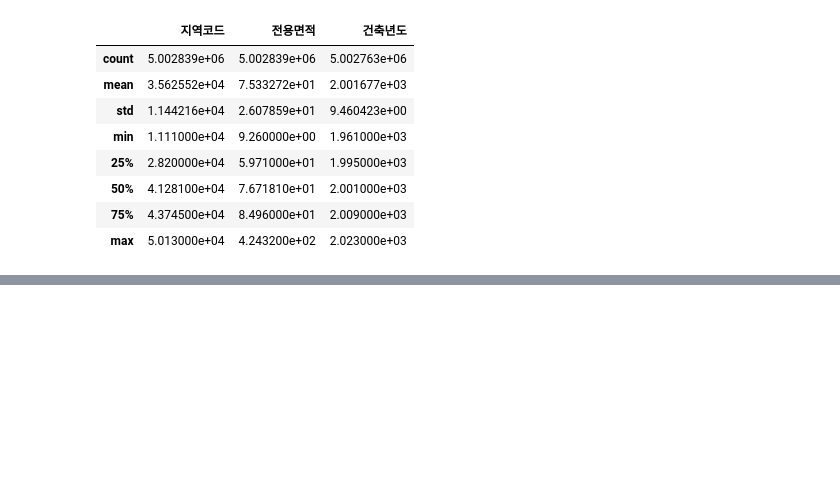
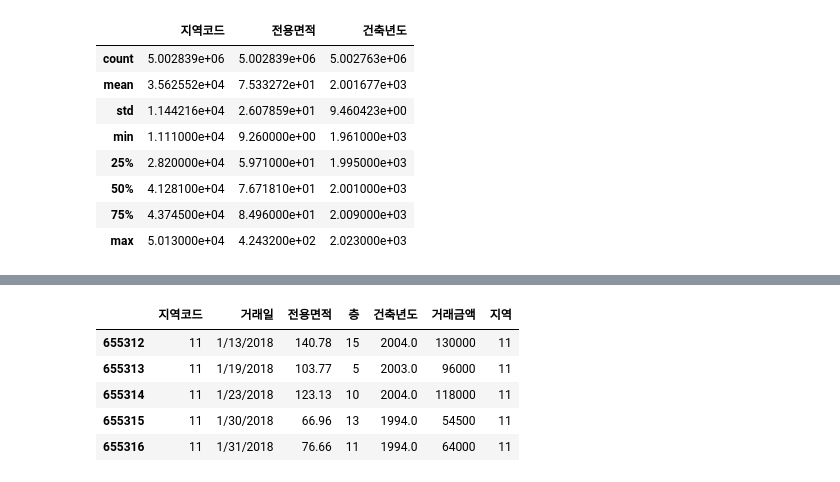
Before and after one commit to rommaniitedomum/deep_learning, a Jupyter notebook: predict_appat_price.ipynb, the cells around one changed output, grey strips where cells are left out. Cells and saved outputs as stored; diff of their text form; code cells hidden in the pictures; blank space fills up the shorter version.

```diff
--- a/predict_appat_price.ipynb
+++ b/predict_appat_price.ipynb
@@ -125,0 +127,21 @@ df.describe()
+# %%
+# 지역 코드 구분
+#areacode: 시/도
+# gecode: 군/읍/면/동/구
+
+areacode = [] #  반복문 전 리스트 초기화
+gecode = []
+
+
+print(str(df['지역코드'][10])[0:2])
+
+for code in df['지역코드']:
+    acode = str(code)[0:2]
+    gcode = str(code)[2:]
+    areacode.append(int(acode))
+    gecode.append(int(acode))
+
+df['지역'] = gecode
+df['지역코드'] = areacode
+
+print(df[df['지역코드'] ==11][:10]) # 서울 11 경기 41
@@ -125,0 +161,15 @@ df.describe()
+# %%
+#서울
+df2 = df[df['지역코드'] ==11]
+#경기
+df3 = df[df['지역코드'] ==41]
+
+df = pd.concat([df2,df3])
+df.head()
+# %% [output]
+|  | 지역코드 | 거래일 | 전용면적 | 층 | 건축년도 | 거래금액 | 지역 |
+| 655312 | 11 | 1/13/2018 | 140.78 | 15 | 2004.0 | 130000 | 11 |
+| 655313 | 11 | 1/19/2018 | 103.77 | 5 | 2003.0 | 96000 | 11 |
+| 655314 | 11 | 1/23/2018 | 123.13 | 10 | 2004.0 | 118000 | 11 |
+| 655315 | 11 | 1/30/2018 | 66.96 | 13 | 1994.0 | 54500 | 11 |
+| 655316 | 11 | 1/31/2018 | 76.66 | 11 | 1994.0 | 64000 | 11 |
```
Also changed, not shown: parts of 28 cells of this notebook, 1 other file.
